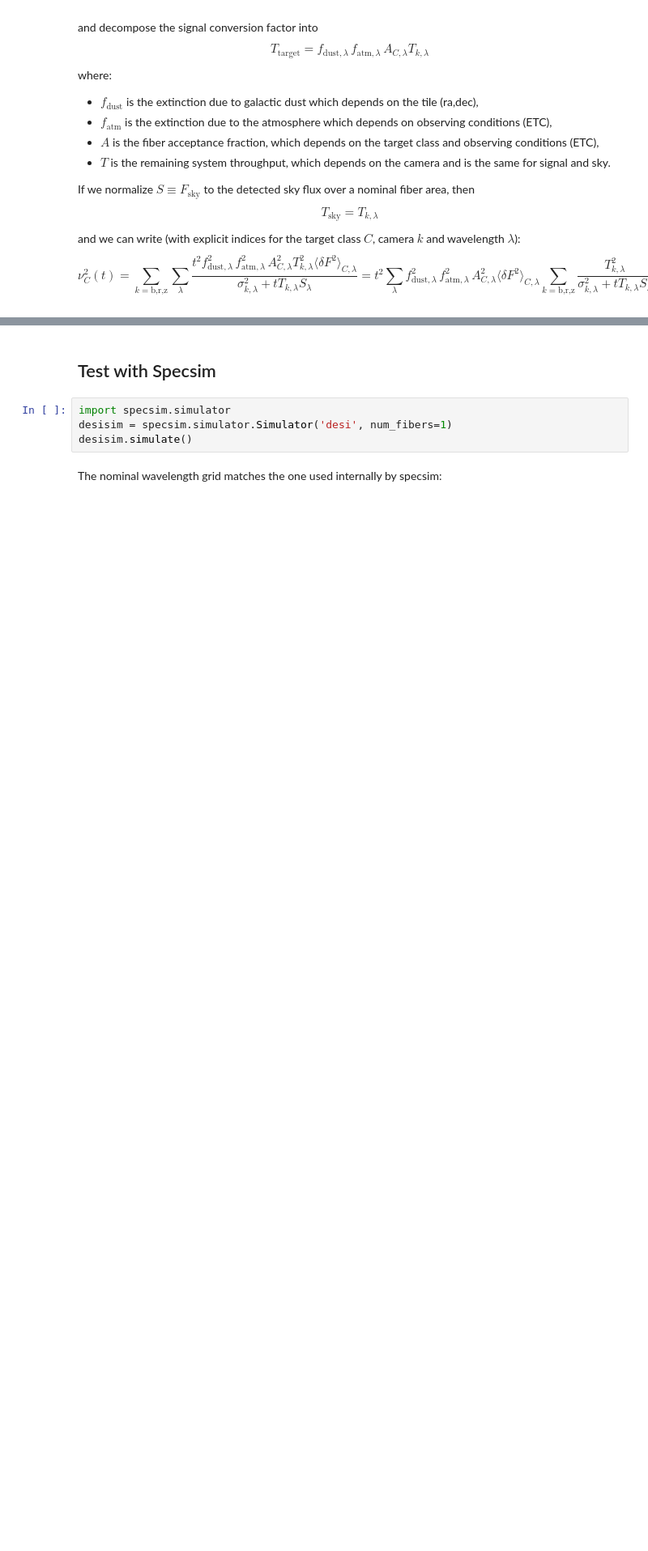
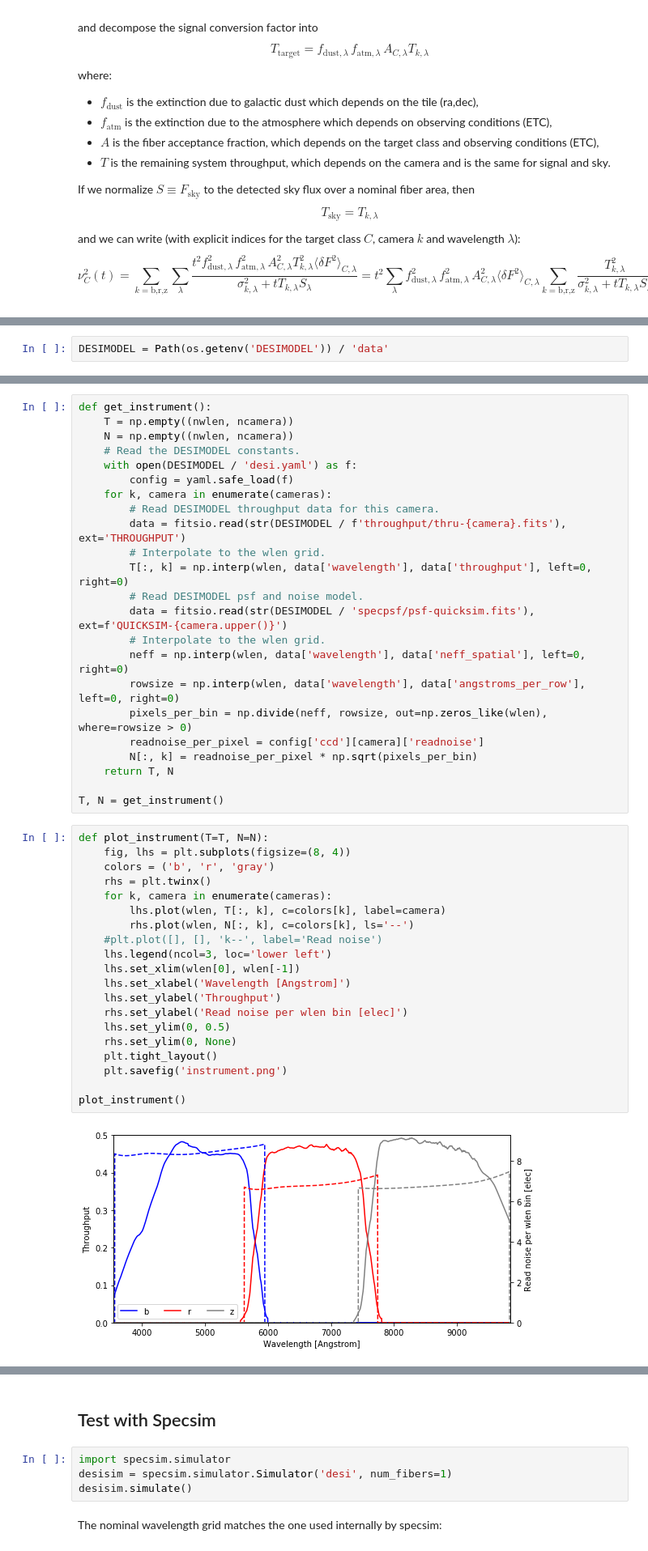
Before and after one commit to desihub/desisurvey, a Jupyter notebook: doc/nb/TileCompletionMetric.ipynb, the cells around one changed output, grey strips where cells are left out. Shown: that part at 81% size. Saved outputs shown, nothing was run; the diff lists cells and outputs as text; blank space fills up the shorter version.

```diff
--- a/doc/nb/TileCompletionMetric.ipynb
+++ b/doc/nb/TileCompletionMetric.ipynb
@@ -51,0 +185,2 @@ $$
+# %%
+DESIMODEL = Path(os.getenv('DESIMODEL')) / 'data'
@@ -51,0 +190,45 @@ $$
+# %%
+def get_instrument():
+    T = np.empty((nwlen, ncamera))
+    N = np.empty((nwlen, ncamera))
+    # Read the DESIMODEL constants.
+    with open(DESIMODEL / 'desi.yaml') as f:
+        config = yaml.safe_load(f)
+    for k, camera in enumerate(cameras):
+        # Read DESIMODEL throughput data for this camera.
+        data = fitsio.read(str(DESIMODEL / f'throughput/thru-{camera}.fits'), ext='THROUGHPUT')
+        # Interpolate to the wlen grid.
+        T[:, k] = np.interp(wlen, data['wavelength'], data['throughput'], left=0, right=0)
+        # Read DESIMODEL psf and noise model.
+        data = fitsio.read(str(DESIMODEL / 'specpsf/psf-quicksim.fits'), ext=f'QUICKSIM-{camera.upper()}')
+        # Interpolate to the wlen grid.
+        neff = np.interp(wlen, data['wavelength'], data['neff_spatial'], left=0, right=0)
+        rowsize = np.interp(wlen, data['wavelength'], data['angstroms_per_row'], left=0, right=0)
+        pixels_per_bin = np.divide(neff, rowsize, out=np.zeros_like(wlen), where=rowsize > 0)
+        readnoise_per_pixel = config['ccd'][camera]['readnoise']
+        N[:, k] = readnoise_per_pixel * np.sqrt(pixels_per_bin)
+    return T, N
+
+T, N = get_instrument()
+# %%
+def plot_instrument(T=T, N=N):
+    fig, lhs = plt.subplots(figsize=(8, 4))
+    colors = ('b', 'r', 'gray')
+    rhs = plt.twinx()
+    for k, camera in enumerate(cameras):
+        lhs.plot(wlen, T[:, k], c=colors[k], label=camera)
+        rhs.plot(wlen, N[:, k], c=colors[k], ls='--')
+    #plt.plot([], [], 'k--', label='Read noise')
+    lhs.legend(ncol=3, loc='lower left')
+    lhs.set_xlim(wlen[0], wlen[-1])
+    lhs.set_xlabel('Wavelength [Angstrom]')
+    lhs.set_ylabel('Throughput')
+    rhs.set_ylabel('Read noise per wlen bin [elec]')
+    lhs.set_ylim(0, 0.5)
+    rhs.set_ylim(0, None)
+    plt.tight_layout()
+    plt.savefig('instrument.png')
+
+plot_instrument()
+# %% [output]
+[figure, added]
```
Also changed, not shown: parts of 76 cells of this notebook.
